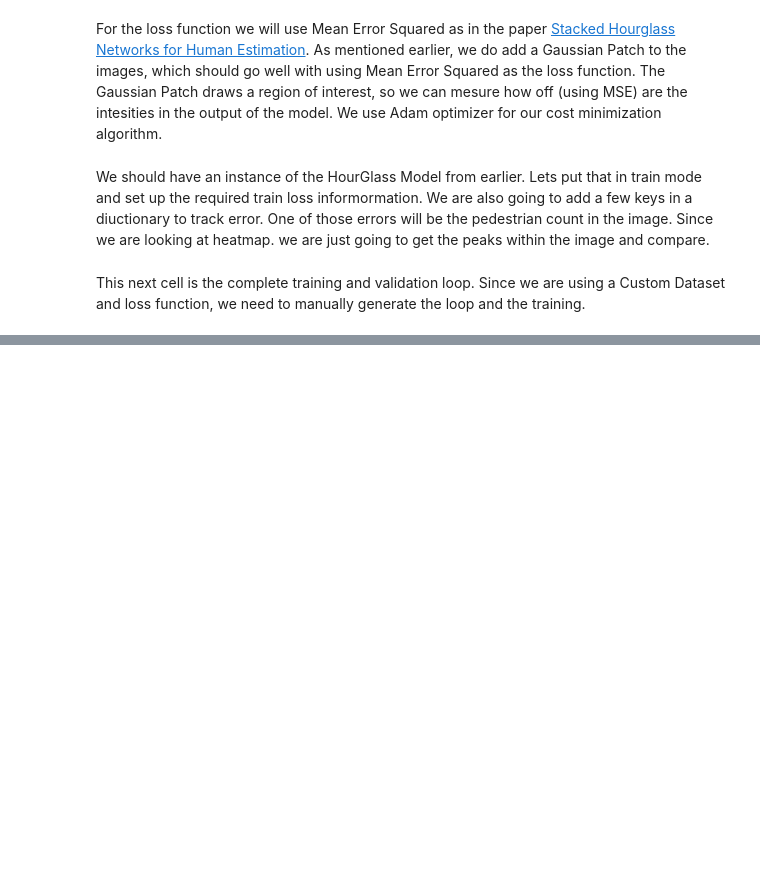
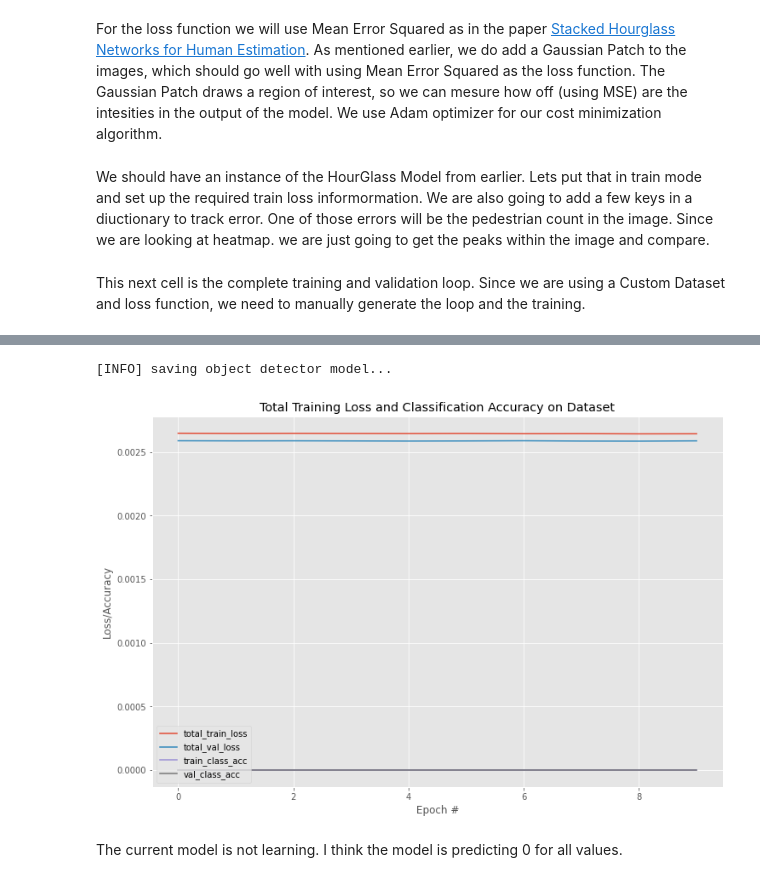
Before and after one commit to chiahaohsutai/PedestrianDetection, a Jupyter notebook: Hourglass.ipynb, the cells around one changed output, grey strips where cells are left out. Cells and saved outputs as stored; diff of their text form; code cells hidden in the pictures; blank space fills up the shorter version.

Commit message:
trained model

```diff
--- a/Hourglass.ipynb
+++ b/Hourglass.ipynb
@@ -645,7 +645,7 @@ We should have an instance of the HourGlass Model from earlier. Lets put that in
 # %% [markdown]
 This next cell is the complete training and validation loop. Since we are using a Custom Dataset and loss function, we need to manually generate the loop and the training.
 # %%
-epochs = 100
+epochs = 10
 
 # create a dictionary that stores the training loss.
 H = {"total_train_loss": [], "total_val_loss": [],
@@ -697,7 +697,7 @@ for e in range(epochs):
         for idx in range(flat_count.shape[0]):
 
             # get the count for the tensor and add to acc. count.
-            pred_count = torch.sum(flat_count[idx] >= 1.0)
+            pred_count = torch.sum(flat_count[idx] >= 0.90)
             if (pred_count - count[idx]) == 0:
                 trainCorrect += 1
 
@@ -723,7 +723,7 @@ for e in range(epochs):
             for idx in range(flat_count.shape[0]):
 
                 # get the count for the tensor and add to acc. count.
-                pred_count = torch.sum(flat_count[idx] >= 1)
+                pred_count = torch.sum(flat_count[idx] >= 0.90)
                 if (pred_count - count[idx]) == 0:
                     valCorrect += 1
 
@@ -760,26 +793,32 @@ Issue with the count value. Check it and also update independet script.
 # %%
 # path to current folder.
-curr_dir = os.getcwd()
+curr_dir = r'/Users/chiahaohsutai/Documents/GitHub/PedestrianDetection/save'
+model_dir = os.path.join(curr_dir, 'model.pth')
 
 # serialize the model to disk
 print("[INFO] saving object detector model...")
-torch.save(model, curr_dir)
+torch.save(model, model_dir)
 
 # plot the training loss and accuracy
 plt.style.use("ggplot")
-plt.figure()
+plt.figure(figsize=(12, 8))
 plt.plot(H["total_train_loss"], label="total_train_loss")
 plt.plot(H["total_val_loss"], label="total_val_loss")
-plt.plot(H["train_class_acc"], label="train_class_acc")
-plt.plot(H["val_class_acc"], label="val_class_acc")
+plt.plot(H["total_train_acc"], label="train_class_acc")
+plt.plot(H["total_validation_acc"], label="val_class_acc")
 plt.title("Total Training Loss and Classification Accuracy on Dataset")
 plt.xlabel("Epoch #")
 plt.ylabel("Loss/Accuracy")
 plt.legend(loc="lower left")
 
 # save the training plot
 plotPath = os.path.sep.join([curr_dir, "training.png"])
 plt.savefig(plotPath)
 
 # show the plot.
 plt.show()
+# %% [output]
+[INFO] saving object detector model...
+[figure, added]
+# %% [markdown]
+The current model is not learning. I think the model is predicting 0 for all values.
```
Also changed, not shown: parts of 6 cells of this notebook, 1 other file.
